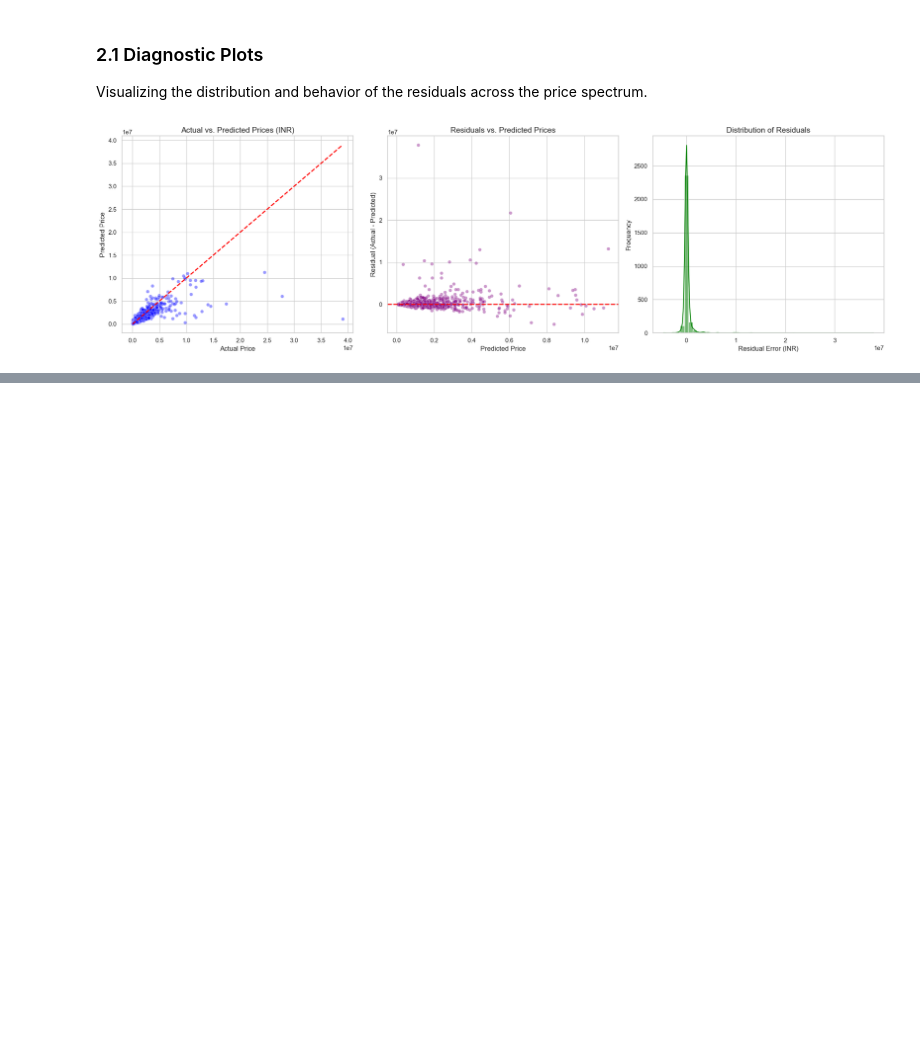
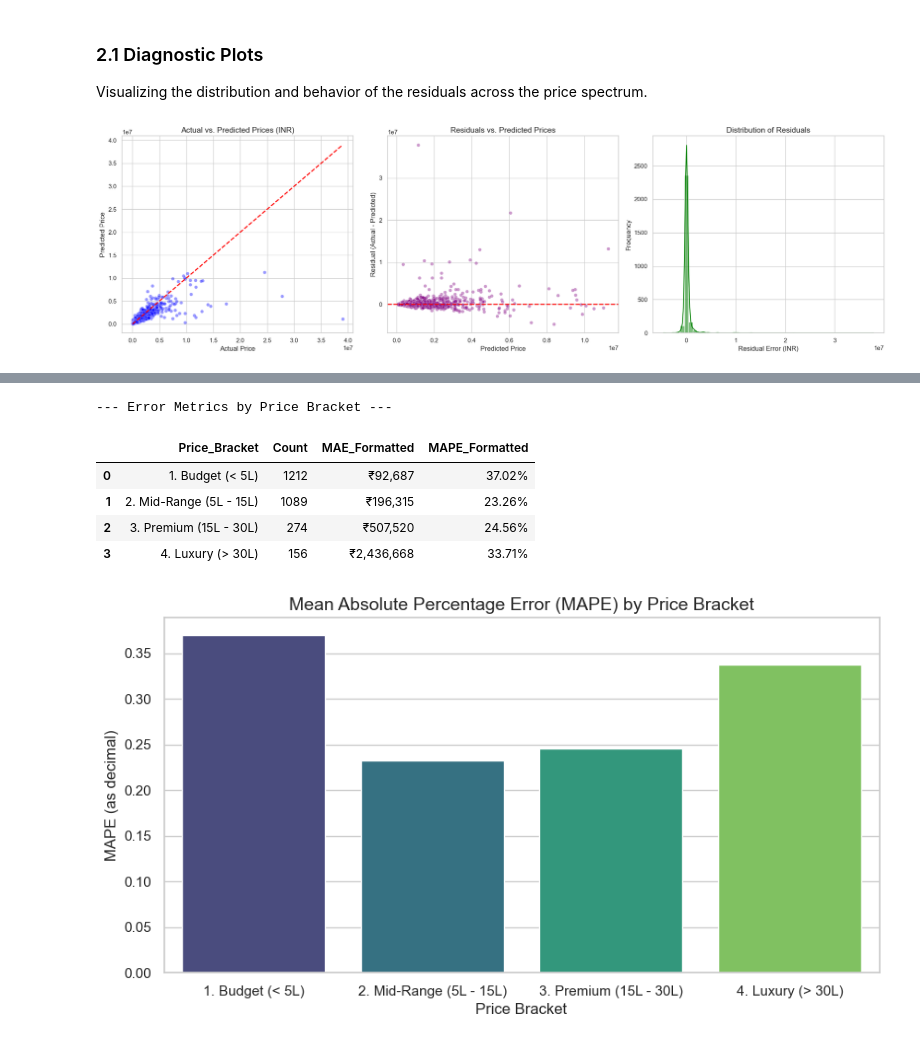
Before and after one commit to dipjyotisarma-dev/used-cars-price-prediction, a Jupyter notebook: notebooks/07_model_evaluation_and_error_analysis.ipynb, the cells around one changed output, grey strips where cells are left out. Cells and saved outputs as stored; diff of their text form; code cells hidden in the pictures; blank space fills up the shorter version.

Commit message:
feat(analysis): add segmented evaluation by price bracket

```diff
--- a/notebooks/07_model_evaluation_and_error_analysis.ipynb
+++ b/notebooks/07_model_evaluation_and_error_analysis.ipynb
@@ -101,0 +109,49 @@ plt.show()
+# %%
+# 1. Create a DataFrame for analysis
+analysis_df = pd.DataFrame({
+    'Actual_INR': y_test_inr,
+    'Predicted_INR': y_pred_inr,
+    'Residual': residuals,
+    'Absolute_Error': np.abs(residuals)
+})
+
+# 2. Calculate Absolute Percentage Error per row
+# (Avoid division by zero just in case, though price should never be 0)
+analysis_df['APE'] = analysis_df['Absolute_Error'] / analysis_df['Actual_INR']
+
+# 3. Define Price Brackets (Bins in INR)
+bins = [0, 500000, 1500000, 3000000, np.inf]
+labels = ['1. Budget (< 5L)', '2. Mid-Range (5L - 15L)', '3. Premium (15L - 30L)', '4. Luxury (> 30L)']
+
+# Categorize each row into a bracket based on the ACTUAL price
+analysis_df['Price_Bracket'] = pd.cut(analysis_df['Actual_INR'], bins=bins, labels=labels)
+
+# 4. Group by bracket and calculate metrics
+segment_metrics = analysis_df.groupby('Price_Bracket').agg(
+    Count=('Actual_INR', 'size'),
+    MAE=('Absolute_Error', 'mean'),
+    MAPE=('APE', 'mean')
+).reset_index()
+
+# 5. Format for professional reporting
+segment_metrics['MAE_Formatted'] = segment_metrics['MAE'].apply(lambda x: f"₹{x:,.0f}")
+segment_metrics['MAPE_Formatted'] = segment_metrics['MAPE'].apply(lambda x: f"{x * 100:.2f}%")
+
+print("--- Error Metrics by Price Bracket ---")
+display(segment_metrics[['Price_Bracket', 'Count', 'MAE_Formatted', 'MAPE_Formatted']])
+
+# 6. Optional: Visualize MAPE by Bracket
+plt.figure(figsize=(10, 5))
+sns.barplot(x='Price_Bracket', y='MAPE', data=segment_metrics, palette='viridis')
+plt.title('Mean Absolute Percentage Error (MAPE) by Price Bracket', fontsize=14)
+plt.ylabel('MAPE (as decimal)')
+plt.xlabel('Price Bracket')
+plt.show()
+# %% [output]
+--- Error Metrics by Price Bracket ---
+|  | Price_Bracket | Count | MAE_Formatted | MAPE_Formatted |
+| 0 | 1. Budget (< 5L) | 1212 | ₹92,687 | 37.02% |
+| 1 | 2. Mid-Range (5L - 15L) | 1089 | ₹196,315 | 23.26% |
+| 2 | 3. Premium (15L - 30L) | 274 | ₹507,520 | 24.56% |
+| 3 | 4. Luxury (> 30L) | 156 | ₹2,436,668 | 33.71% |
+[figure, added]
```
Also changed, not shown: parts of 2 cells of this notebook.
